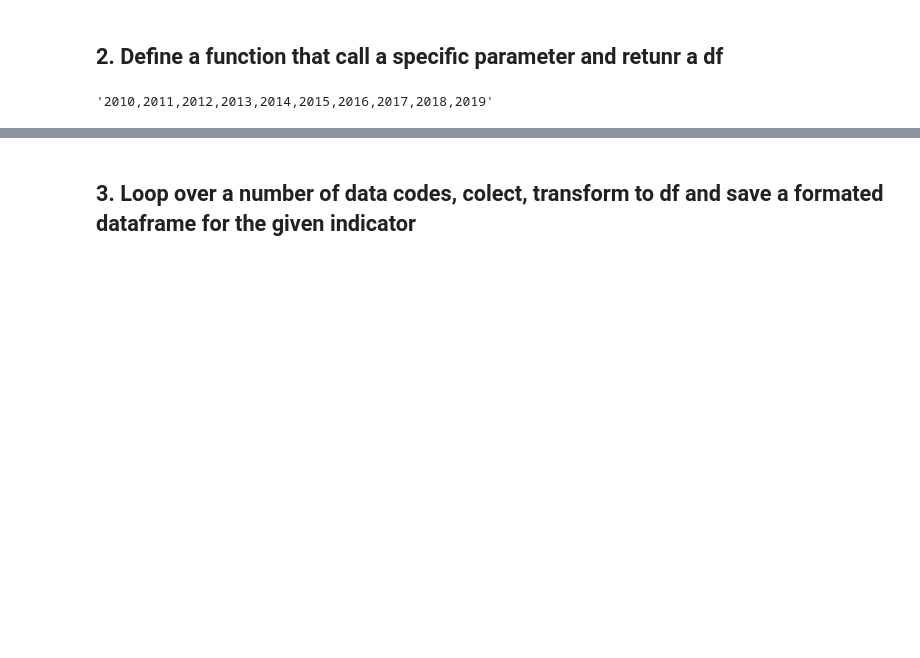
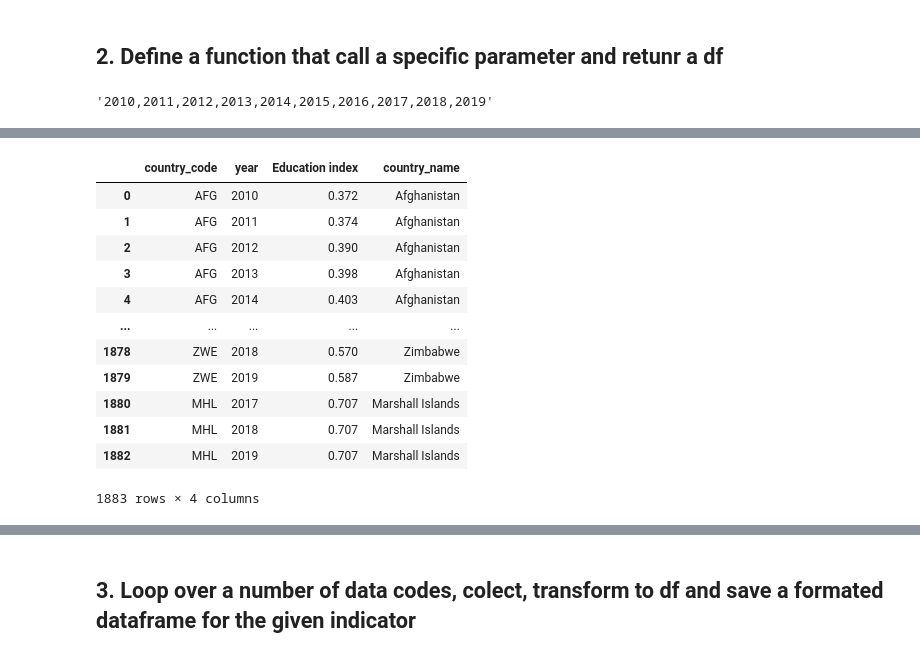
Before and after one commit to rjlopez2/ADS-_CAS_Bern_2020, a Jupyter notebook: Projects/M3/UNDP_Dataset.ipynb, the cells around one changed output, grey strips where cells are left out. Cells and saved outputs as stored; diff of their text form; code cells hidden in the pictures; blank space fills up the shorter version.

```diff
--- a/Projects/M3/UNDP_Dataset.ipynb
+++ b/Projects/M3/UNDP_Dataset.ipynb
@@ -105,0 +101,6 @@ def API_UNDP_call_to_df(indicator_id, url_seed = url_seed, years = years):
+# %%
+example = API_UNDP_call_to_df("103706")
+example
+# %%
+example_df = pd.DataFrame(list(list(example.values())[0].values())[0]).stack().to_frame().reset_index()
+example_df.head()
@@ -105,0 +114,3 @@ def API_UNDP_call_to_df(indicator_id, url_seed = url_seed, years = years):
+# %%
+example_df.columns = ['country_code','year', list(list(example.values())[2].values())[0]]
+example_df.head()
@@ -105,0 +124,4 @@ def API_UNDP_call_to_df(indicator_id, url_seed = url_seed, years = years):
+# %%
+country_map = pd.DataFrame({list(example_df.columns)[0] : list(list(example.values())[1].keys()),# Create a dataframe with the country name and code to map the values to the original one
+                                "country_name" : list(list(example.values())[1].values())})
+country_map.head()
@@ -105,0 +135,16 @@ def API_UNDP_call_to_df(indicator_id, url_seed = url_seed, years = years):
+# %%
+example_df[list(example_df.columns)].merge(country_map, how= "right")
+# %% [output]
+|  | country_code | year | Education index | country_name |
+| 0 | AFG | 2010 | 0.372 | Afghanistan |
+| 1 | AFG | 2011 | 0.374 | Afghanistan |
+| 2 | AFG | 2012 | 0.390 | Afghanistan |
+| 3 | AFG | 2013 | 0.398 | Afghanistan |
+| 4 | AFG | 2014 | 0.403 | Afghanistan |
+| ... | ... | ... | ... | ... |
+| 1878 | ZWE | 2018 | 0.570 | Zimbabwe |
+| 1879 | ZWE | 2019 | 0.587 | Zimbabwe |
+| 1880 | MHL | 2017 | 0.707 | Marshall Islands |
+| 1881 | MHL | 2018 | 0.707 | Marshall Islands |
+| 1882 | MHL | 2019 | 0.707 | Marshall Islands |
+1883 rows × 4 columns
```
Also changed, not shown: parts of 6 cells of this notebook, 7 other files.
